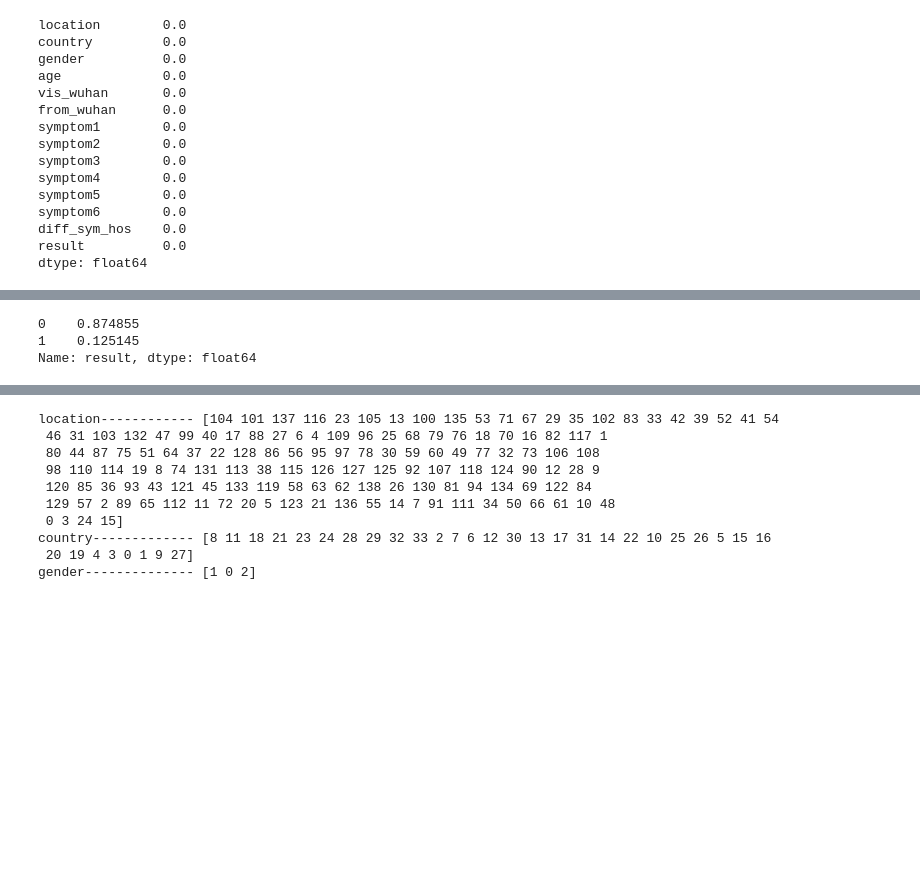
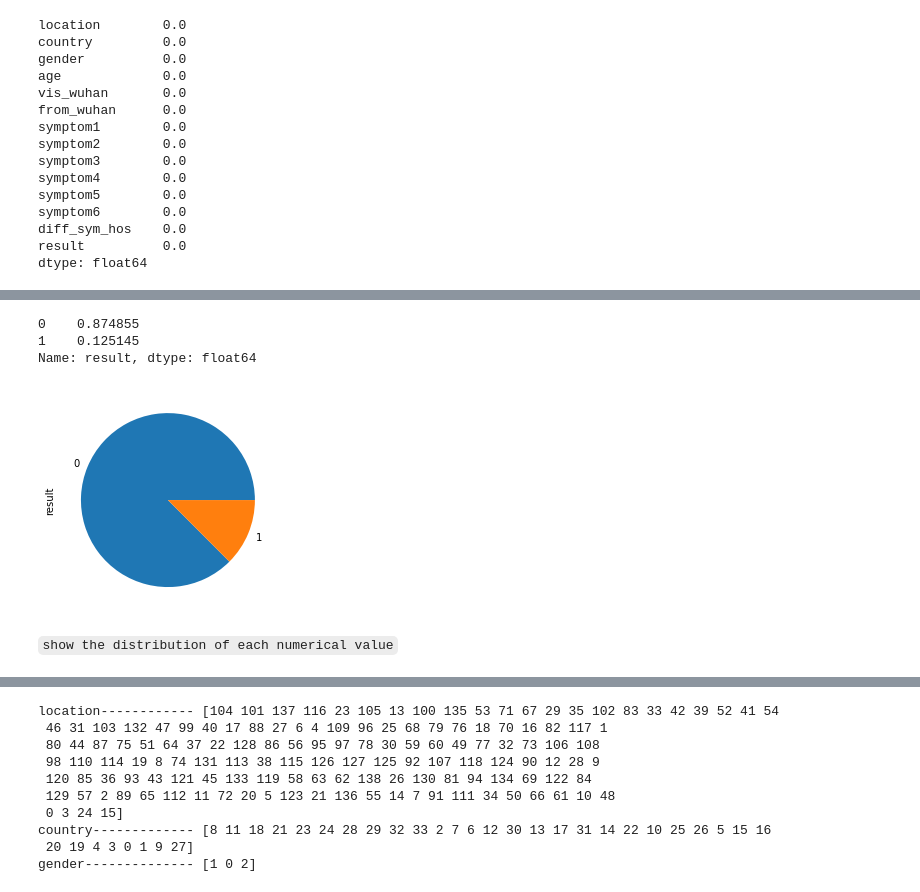
Before and after one commit to FatenElhariry/DEBILearningJourney, a Jupyter notebook: Queen's/ML/Project/Untitled1.ipynb, the cells around one changed output, grey strips where cells are left out. Drawn from its saved outputs; the diff is of its cells as text; code cells hidden in the pictures; blank space fills up the shorter version.

```diff
--- a/Queen's/ML/Project/Untitled1.ipynb
+++ b/Queen's/ML/Project/Untitled1.ipynb
@@ -20,3 +20,4 @@ from sklearn.naive_bayes import GaussianNB
 # %%
 df = pd.read_csv("data.csv")
+data = df.copy()
 df = df.iloc[:,1:]
@@ -73,13 +86,17 @@ dtype: float64
 # %%
-df['result'].value_counts(normalize=True)
+data['result'].value_counts().plot.pie()
+data['result'].value_counts(normalize=True)
 # %% [output]
 0    0.874855
 1    0.125145
 Name: result, dtype: float64
+[figure, added]
 # %%
 df["gender"] = df["gender"].astype("object")
 df["country"] = df["country"].astype("object")
 df["location"] = df["location"].astype("object");
+# %% [markdown]
+`show the distribution of each numerical value`
 # %%
 for col in df.select_dtypes(include=['float64','int64']):
     plt.figure()
```
Also changed, not shown: parts of 44 cells of this notebook, 1 other file.
